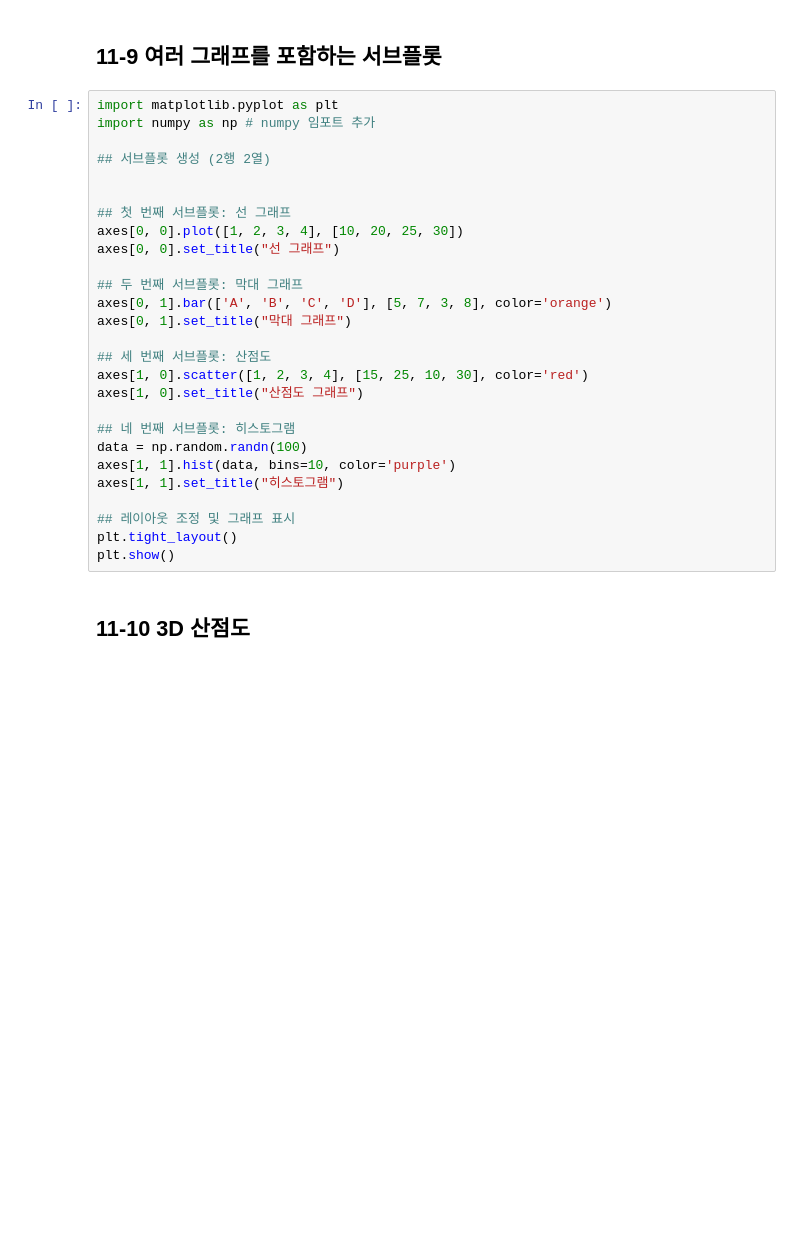
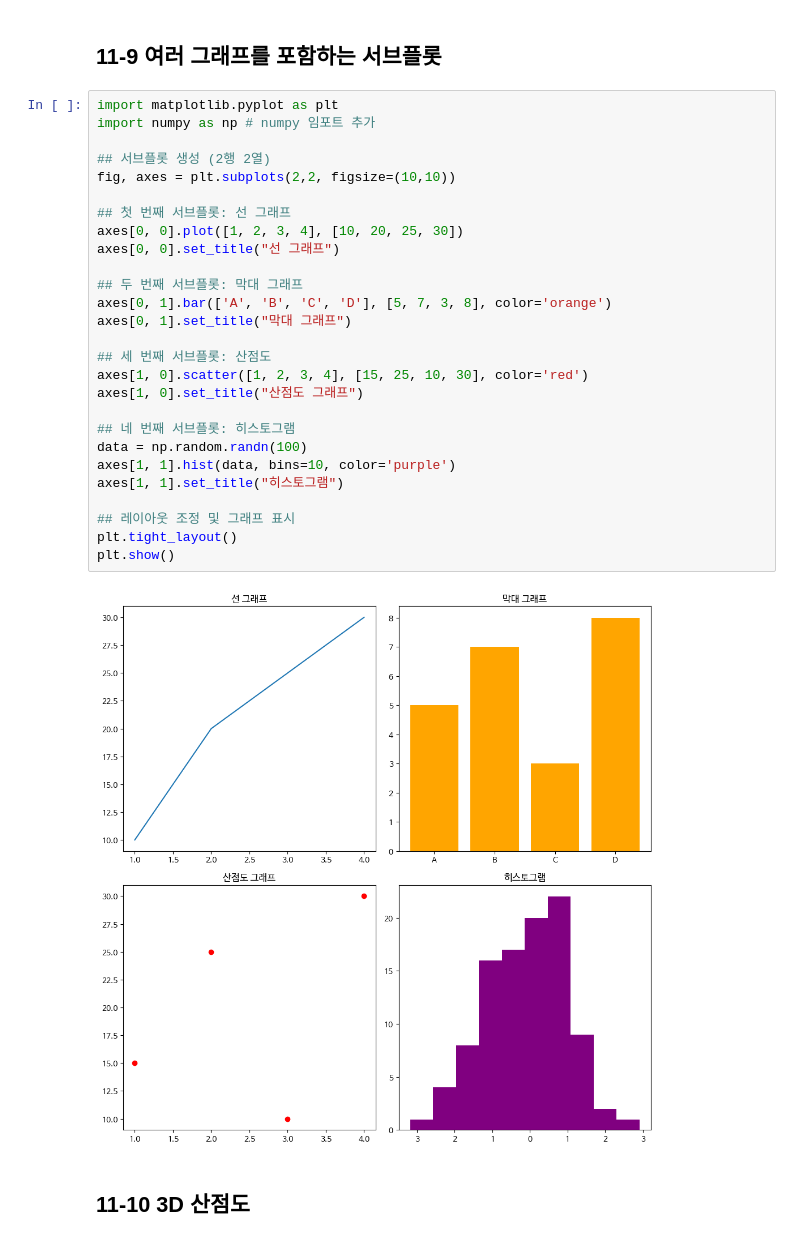
Before and after one commit to Dayeong-Hwang/Data-Analysis-with-Open-Source, a Jupyter notebook: 오픈소스_데이터_분석_11강.ipynb, the cells around one changed output. Cells and saved outputs as stored; diff of their text form; blank space fills up the shorter version.

```diff
--- a/오픈소스_데이터_분석_11강.ipynb
+++ b/오픈소스_데이터_분석_11강.ipynb
@@ -243,30 +243,32 @@ plt.show()
 # %%
 import matplotlib.pyplot as plt
 import numpy as np # numpy 임포트 추가
 
 ## 서브플롯 생성 (2행 2열)
-
+fig, axes = plt.subplots(2,2, figsize=(10,10))
 
 ## 첫 번째 서브플롯: 선 그래프
 axes[0, 0].plot([1, 2, 3, 4], [10, 20, 25, 30])
 axes[0, 0].set_title("선 그래프")
 
 ## 두 번째 서브플롯: 막대 그래프
 axes[0, 1].bar(['A', 'B', 'C', 'D'], [5, 7, 3, 8], color='orange')
 axes[0, 1].set_title("막대 그래프")
 
 ## 세 번째 서브플롯: 산점도
 axes[1, 0].scatter([1, 2, 3, 4], [15, 25, 10, 30], color='red')
 axes[1, 0].set_title("산점도 그래프")
 
 ## 네 번째 서브플롯: 히스토그램
 data = np.random.randn(100)
 axes[1, 1].hist(data, bins=10, color='purple')
 axes[1, 1].set_title("히스토그램")
 
 ## 레이아웃 조정 및 그래프 표시
 plt.tight_layout()
 plt.show()
+# %% [output]
+[figure, added]
 # %% [markdown]
 ## 11-10 3D 산점도
 # %%
```
